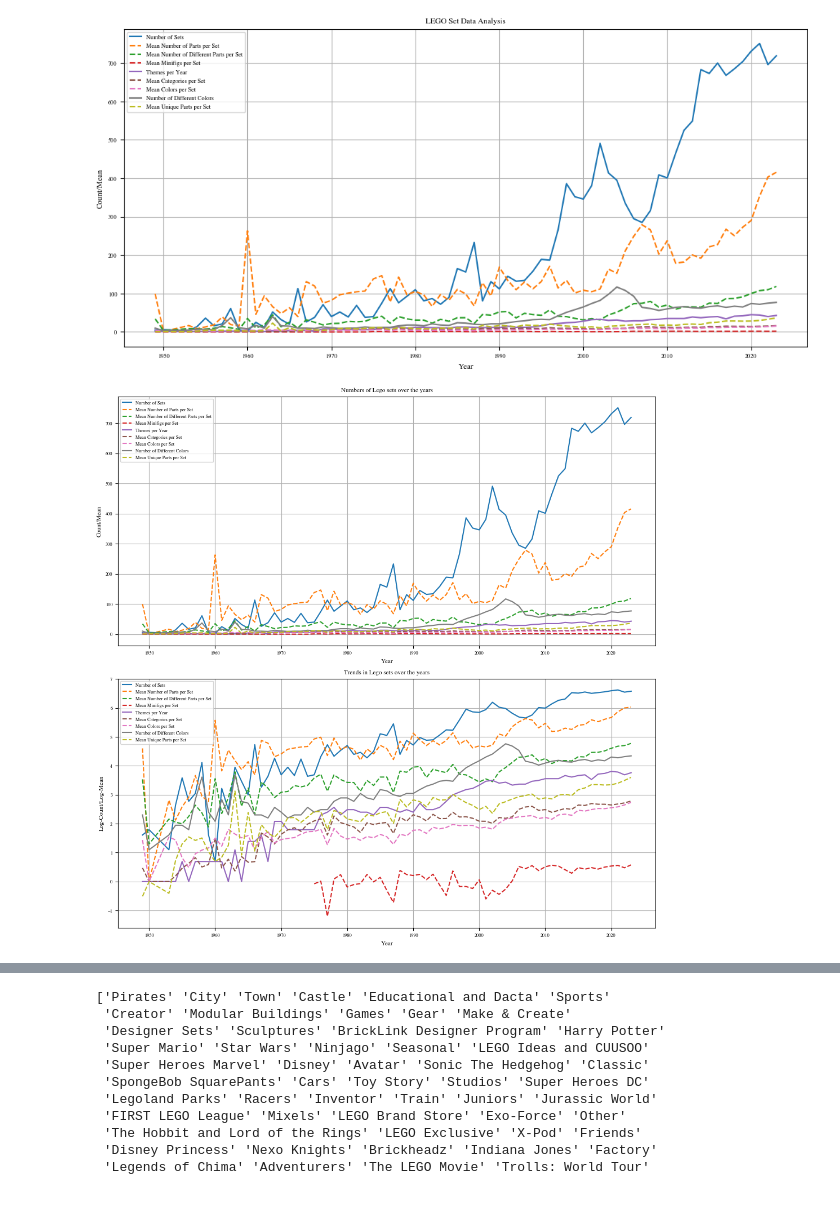
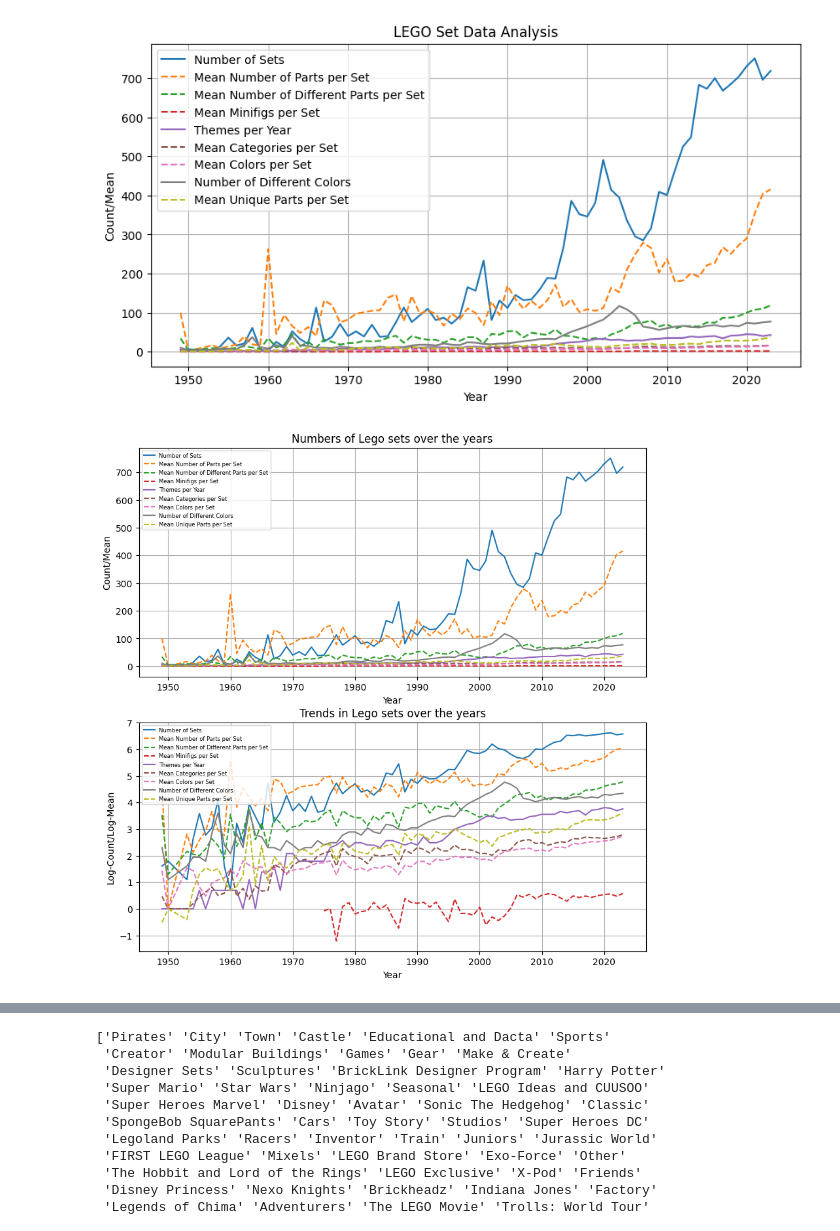
Before and after one commit to eddiebeach99/Data_Literacy, a Jupyter notebook: Analysis/exploratory_analysis.ipynb, the cells around one changed output, grey strips where cells are left out. Saved outputs shown, nothing was run; the diff lists cells and outputs as text; code cells hidden in the pictures; blank space fills up the shorter version.

```diff
--- a/Analysis/exploratory_analysis.ipynb
+++ b/Analysis/exploratory_analysis.ipynb
@@ -17,7 +17,8 @@ from tueplots.constants.color import rgb
 # e.g. as rgb.tue_blue, rgb.tue_red, etc.
 
 # set plotting stylesheet
-plt.rcParams.update(bundles.icml2022(column='full', nrows=1, ncols=2, usetex=False))
+#plt.rcParams.update(bundles.icml2022(column='full', nrows=1, ncols=2, usetex=False))
+plt.style.use('default')
 # %%
 ##### Analysis over the years and plot it#####
 
@@ -97,7 +98,7 @@ plt.grid(True)
 # show the plot
 plt.show()
 # %% [output]
-[figure, old version]
+[figure, new version]
 # %%
 ### Plot ###
 
@@ -129,36 +130,36 @@ ax1.plot(mean_categories_per_set_per_year.index, mean_categories_per_set_per_yea
 ax2.plot(mean_categories_per_set_per_year.index, np.log(mean_categories_per_set_per_year), label='Mean Categories per Set', linestyle='--')
 
 # plot mean number of colors per set per year
 ax1.plot(mean_colors_per_set_per_year.index, mean_colors_per_set_per_year, label='Mean Colors per Set', linestyle='--')
 ax2.plot(mean_colors_per_set_per_year.index, np.log(mean_colors_per_set_per_year), label='Mean Colors per Set', linestyle='--')
 
 # plot the number of colors per set per year
 ax1.plot(colors_per_year.index, colors_per_year, label='Number of Different Colors')
 ax2.plot(colors_per_year.index, np.log(colors_per_year), label='Number of Different Colors')
 
 # plot mean number of unique parts per set per year
 ax1.plot(mean_unique_parts_per_set_per_year.index, mean_unique_parts_per_set_per_year, label='Mean Unique Parts per Set', linestyle='--')
 ax2.plot(mean_unique_parts_per_set_per_year.index, np.log(mean_unique_parts_per_set_per_year), label='Mean Unique Parts per Set', linestyle='--')
 
 # set plot labels and title
 ax1.set_xlabel('Year')
 ax1.set_ylabel('Count/Mean')
 ax1.set_title('Numbers of Lego sets over the years')
-ax1.legend()
+ax1.legend(fontsize=6)
 ax1.grid(True)
 ax2.set_xlabel('Year')
 ax2.set_ylabel('Log-Count/Log-Mean')
 ax2.set_title('Trends in Lego sets over the years')
-ax2.legend()
+ax2.legend(fontsize=6)
 ax2.grid(True)
 
 # save plot
 plt.savefig('../Images/Exploration.pdf')
 
 # show the plot
 plt.show()
 # %% [output]
-[figure, old version]
+[figure, new version]
 # %%
 def plot_proportion(df):
 
```
Also changed, not shown: parts of 13 cells of this notebook, 8 other files.
